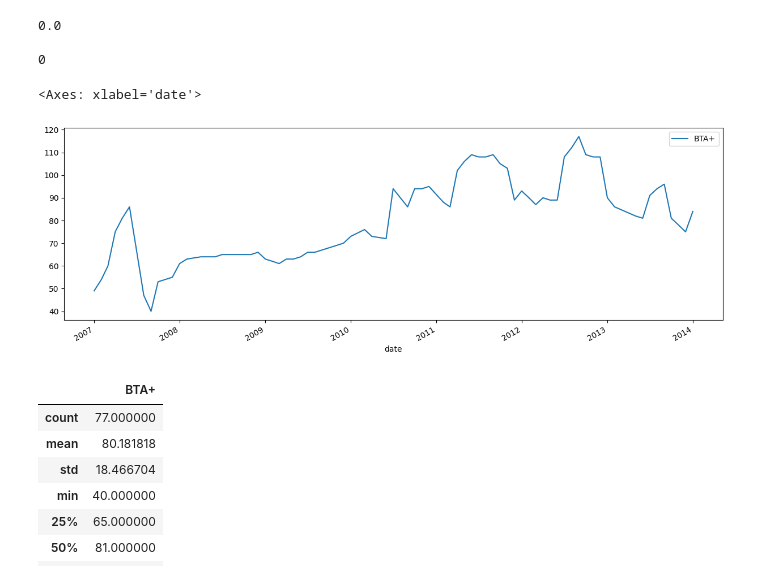
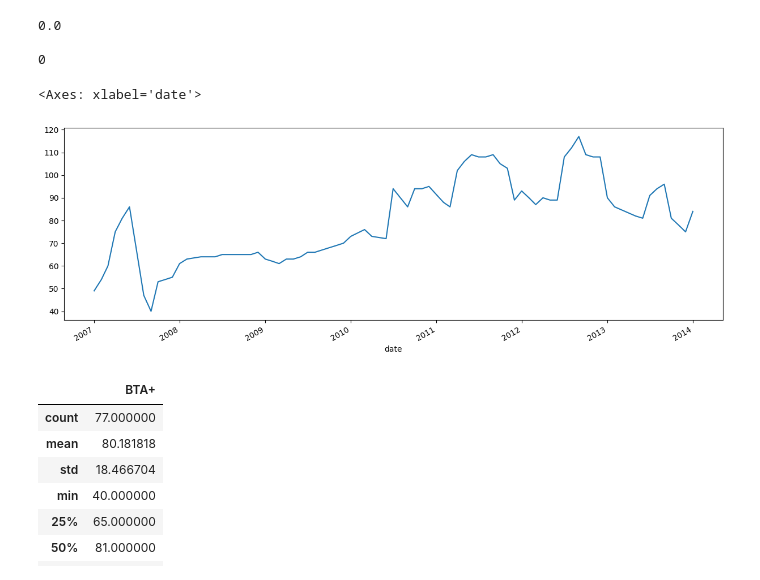
Before and after one commit to Ergiaa/A3_TheLongestNamePossibleToUse, a Jupyter notebook: main.ipynb, the cells around one changed output. Drawn from its saved outputs; the diff is of its cells as text; code cells hidden in the pictures.

```diff
--- a/main.ipynb
+++ b/main.ipynb
@@ -56,7 +56,7 @@ df['BTA+'].plot(figsize=(15,5))
 <Axes: >
 [figure]
 # %%
-new_df = df[['Tahun', 'Bulan', 'BTA+']].copy()
+new_df = df[['id', 'Tahun', 'Bulan', 'BTA+']].copy()
 new_df.info()
 print(new_df.dtypes)
 # %% [output]
@@ -164,10 +166,10 @@ new_df.set_index('date', inplace=True)
 # %%
 new_df.sort_index(inplace=True)
 # %%
-new_df.plot(figsize=(15,5))
+new_df['BTA+'].plot(figsize=(15,5))
 # %% [output]
 <Axes: xlabel='date'>
-[figure, old version]
+[figure, new version]
 # %%
 new_df.describe()
 # %% [output]
```
Also changed, not shown: parts of 13 cells of this notebook, 2 other files.
